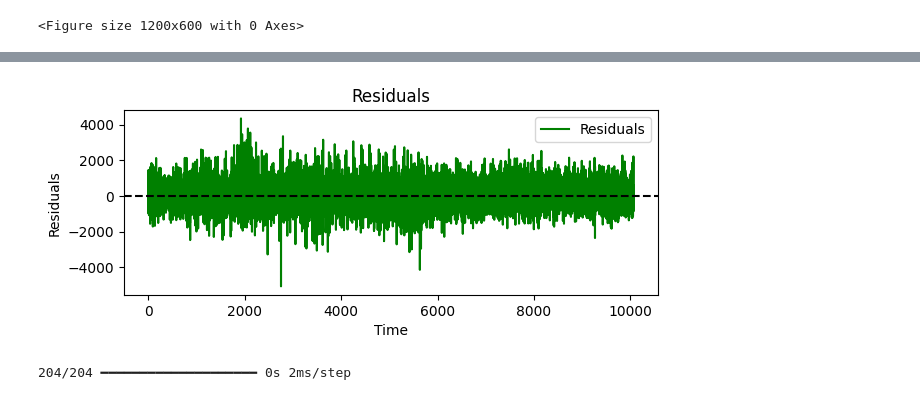
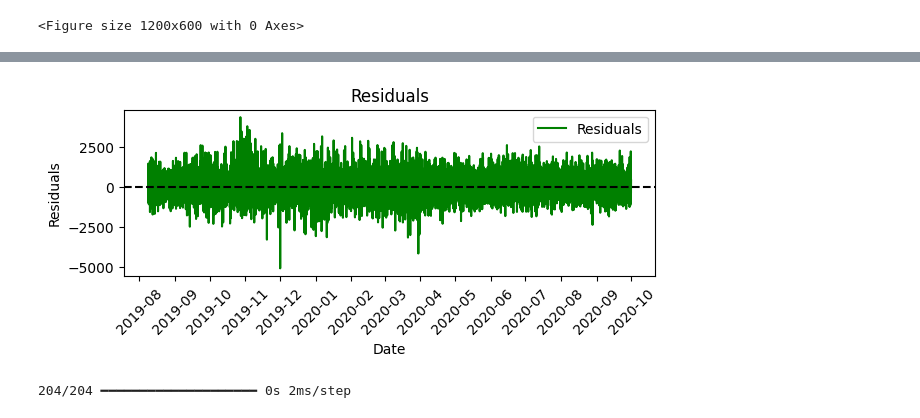
Before and after one commit to spectrox0/master-tfm, a Jupyter notebook: src/notebooks/lstm_model/lstm.ipynb, the cells around one changed output, grey strips where cells are left out. Saved outputs shown, nothing was run; the diff lists cells and outputs as text; code cells hidden in the pictures.

```diff
--- a/src/notebooks/lstm_model/lstm.ipynb
+++ b/src/notebooks/lstm_model/lstm.ipynb
@@ -201,16 +221,24 @@ plt.xticks(rotation=45)
 # %%
-# Plot residuals
+# Plot residuals with proper dates
 plt.subplot(2, 1, 2)
-plt.plot(residuals, color='green', label='Residuals')
+
+# Use the same test_dates from above for the X-axis
+plt.plot(test_dates, residuals, color='green', label='Residuals')
 plt.axhline(y=0, color='black', linestyle='--')
 plt.title('Residuals')
-plt.xlabel('Time')
+plt.xlabel('Date')  # Change from 'Time' to 'Date'
 plt.ylabel('Residuals')
 plt.legend()
+
+# Format the X-axis to properly show the dates
+plt.gca().xaxis.set_major_formatter(mdates.DateFormatter('%Y-%m'))
+plt.gca().xaxis.set_major_locator(mdates.MonthLocator())
+
+plt.xticks(rotation=45)
 plt.tight_layout()
 plt.show()
 # %% [output]
-[figure, old version]
+[figure, new version]
 # %%
 # 8. Use the model to make predictions for 2020
 # Ensure that the index is a datetime column
```
Also changed, not shown: parts of 2 cells of this notebook, 2 other files.
